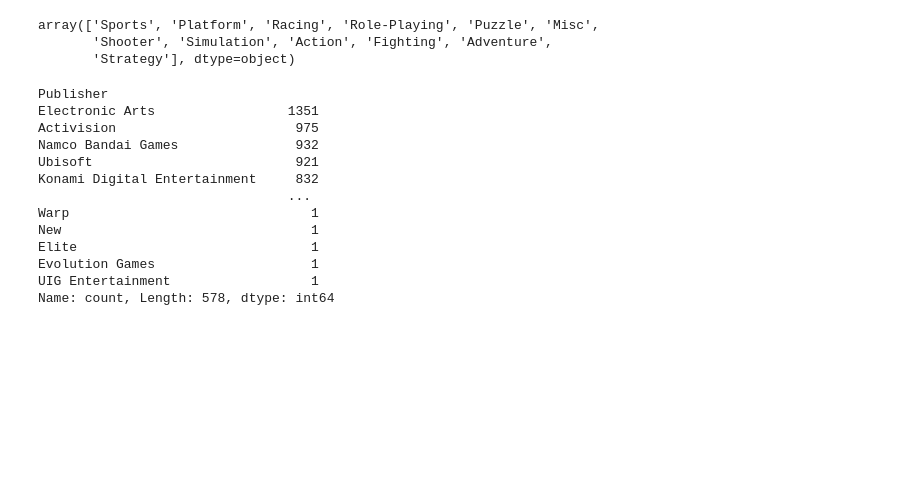
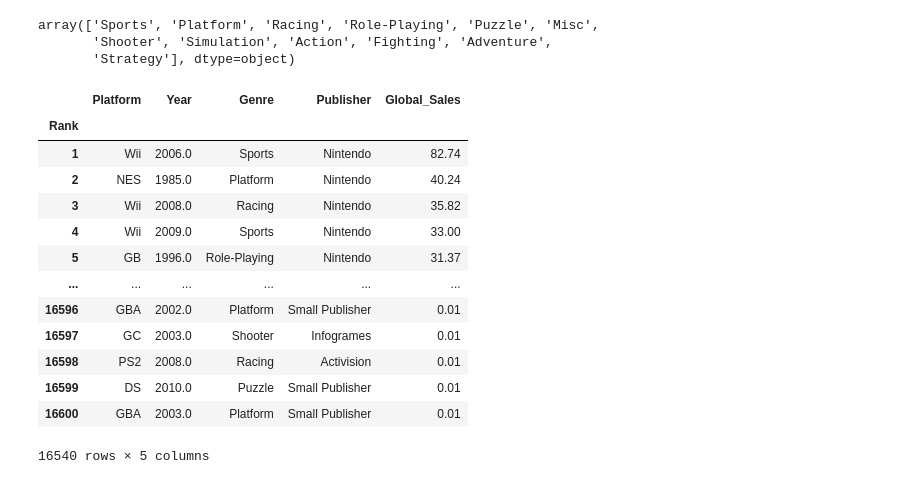
Before and after one commit to artluiz/Analise-da-qualidade-do-ar-em-diferentes-regioes, a Jupyter notebook: Projeto_3.ipynb, the cells around one changed output. Cells and saved outputs as stored; diff of their text form; code cells hidden in the pictures; blank space fills up the shorter version.

```diff
--- a/Projeto_3.ipynb
+++ b/Projeto_3.ipynb
@@ -79,16 +91,18 @@ array(['Sports', 'Platform', 'Racing', 'Role-Playing', 'Puzzle', 'Misc',
 # %%
 Sales['Publisher'].value_counts()
+Sales
 # %% [output]
+|  | Platform | Year | Genre | Publisher | Global_Sales |
+| Rank |  |  |  |  |  |
+| 1 | Wii | 2006.0 | Sports | Nintendo | 82.74 |
+| 2 | NES | 1985.0 | Platform | Nintendo | 40.24 |
+| 3 | Wii | 2008.0 | Racing | Nintendo | 35.82 |
+| 4 | Wii | 2009.0 | Sports | Nintendo | 33.00 |
+| 5 | GB | 1996.0 | Role-Playing | Nintendo | 31.37 |
+| ... | ... | ... | ... | ... | ... |
+| 16596 | GBA | 2002.0 | Platform | Small Publisher | 0.01 |
+| 16597 | GC | 2003.0 | Shooter | Infogrames | 0.01 |
+| 16598 | PS2 | 2008.0 | Racing | Activision | 0.01 |
+| 16599 | DS | 2010.0 | Puzzle | Small Publisher | 0.01 |
+| 16600 | GBA | 2003.0 | Platform | Small Publisher | 0.01 |
-Publisher
-Electronic Arts                 1351
-Activision                       975
-Namco Bandai Games               932
-Ubisoft                          921
-Konami Digital Entertainment     832
-                                ...
-Warp                               1
-New                                1
-Elite                              1
-Evolution Games                    1
-UIG Entertainment                  1
-Name: count, Length: 578, dtype: int64
+16540 rows × 5 columns
```
Also changed, not shown: parts of 7 cells of this notebook.
